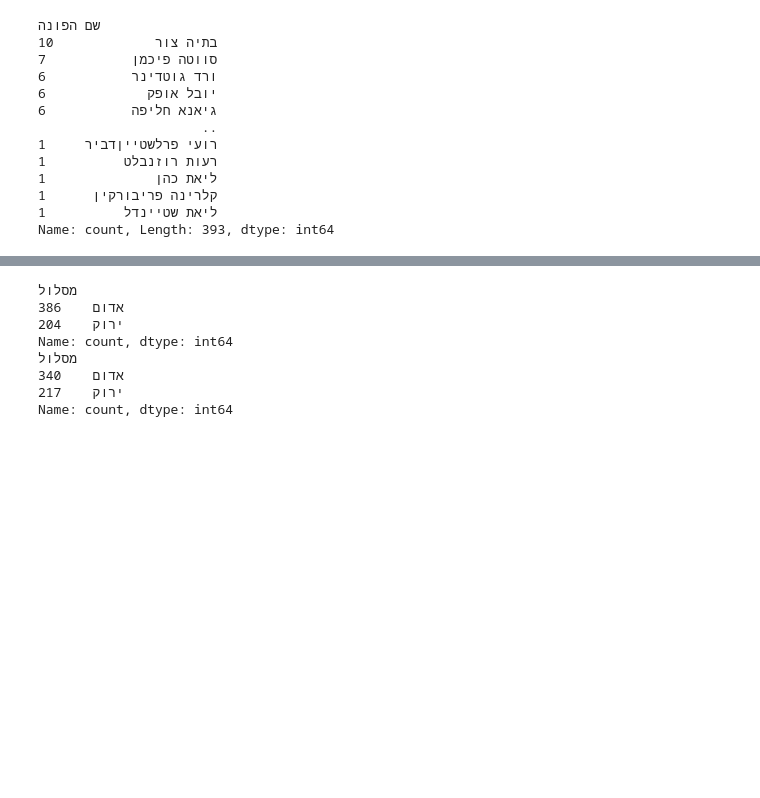
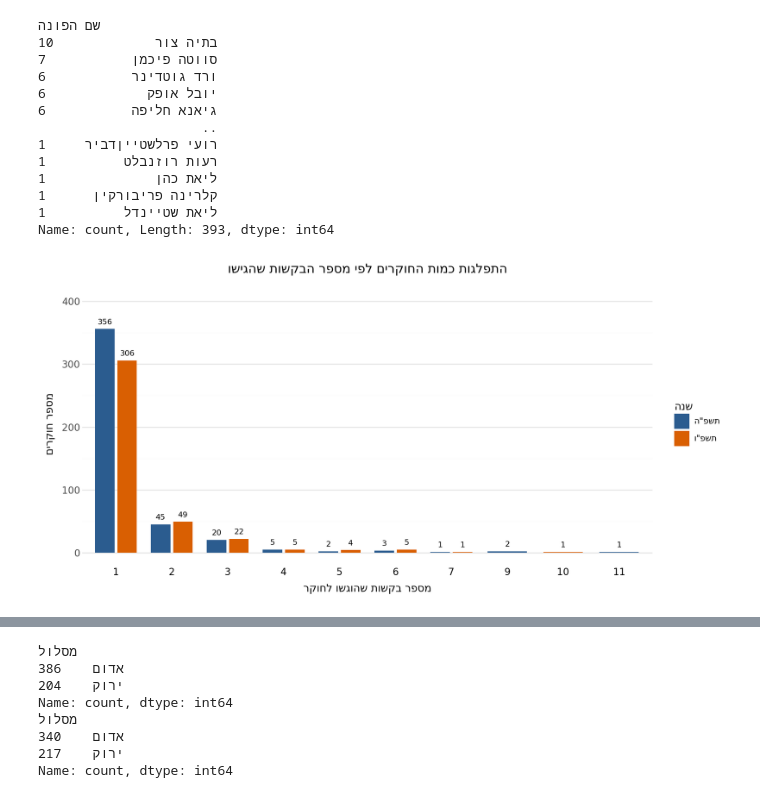
Before and after one commit to idowein/MOECSO, a Jupyter notebook: Regulation_data_science/meidaon_rosh_hashana.ipynb, the cells around one changed output, grey strips where cells are left out. Drawn from its saved outputs; the diff is of its cells as text; code cells hidden in the pictures; blank space fills up the shorter version.

Commit message:
plotting number of researchers according to the numbers of requests

```diff
--- a/Regulation_data_science/meidaon_rosh_hashana.ipynb
+++ b/Regulation_data_science/meidaon_rosh_hashana.ipynb
@@ -101,3 +101,81 @@ print(df_tashpav['שם הפונה'].value_counts())
 קלרינה פריבורקין      1
 ליאת שטיינדל          1
 Name: count, Length: 393, dtype: int64
+# %%
+fix_text = lambda t: get_display(arabic_reshaper.reshape(str(t)))
+
+# איתור דינמי של עמודת שם הפונה/חוקר
+col_researcher = [c for c in df_tashpa.columns if 'פונה' in c or 'חוקר' in c][0]
+
+# 1. חישוב מספר הבקשות לכל חוקר בכל שנה
+counts_tashpa = df_tashpa[col_researcher].value_counts().reset_index()
+counts_tashpa.columns = [col_researcher, 'מספר_בקשות']
+counts_tashpa['שנה'] = 'תשפ"ה'
+
+counts_tashpav = df_tashpav[col_researcher].value_counts().reset_index()
+counts_tashpav.columns = [col_researcher, 'מספר_בקשות']
+counts_tashpav['שנה'] = 'תשפ"ו'
+
+df_researchers = pd.concat([counts_tashpa, counts_tashpav], ignore_index=True)
+
+# 2. חישוב כמות החוקרים עבור כל סכום בקשות
+df_hist = (
+    df_researchers.groupby(['שנה', 'מספר_בקשות'])
+    .size()
+    .reset_index(name='כמות_חוקרים')
+)
+
+# 3. תיקון מיון ציר X
+unique_counts = sorted(df_hist['מספר_בקשות'].unique())
+df_hist['מספר_בקשות_cat'] = pd.Categorical(
+    df_hist['מספר_בקשות'].astype(str),
+    categories=[str(x) for x in unique_counts],
+    ordered=True
+)
+
+# 4. יצירת עמודת מיקום אנכי ייעודית למניעת התנגשות עם position_dodge
+max_val = df_hist['כמות_חוקרים'].max()
+df_hist['y_text'] = df_hist['כמות_חוקרים'] + (max_val * 0.015)
+
+# עיבוד עברית
+df_hist['שנה_fix'] = df_hist['שנה'].apply(fix_text)
+
+year_colors = {
+    fix_text('תשפ"ה'): '#2B5C8F',
+    fix_text('תשפ"ו'): '#D95F02'
+}
+
+max_y = max_val * 1.15
+
+# 5. בניית התרשים המתוקן
+chart_researcher_dist = (
+    pln.ggplot(df_hist, pln.aes(x='מספר_בקשות_cat', y='כמות_חוקרים', fill='שנה_fix'))
+    + pln.geom_col(position=pln.position_dodge(width=0.8), width=0.7)
+    + pln.geom_text(
+        pln.aes(y='y_text', label='כמות_חוקרים', group='שנה_fix'),
+        position=pln.position_dodge(width=0.8),
+        va='bottom',
+        size=8
+    )
+    + pln.ylim(0, max_y)
+    + pln.scale_fill_manual(values=year_colors)
+    + pln.labs(
+        x=fix_text('מספר בקשות שהוגשו לחוקר'),
+        y=fix_text('מספר חוקרים'),
+        fill=fix_text('שנה'),
+        title=fix_text('התפלגות כמות החוקרים לפי מספר הבקשות שהגישו')
+    )
+    + pln.theme_minimal()
+    + pln.theme(
+        text=pln.element_text(family='sans-serif'),
+        axis_text_x=pln.element_text(size=10, color='black'),
+        axis_text_y=pln.element_text(size=10),
+        axis_title=pln.element_text(size=11),
+        panel_grid_major_x=pln.element_blank(),
+        figure_size=(10, 5)
+    )
+)
+
+chart_researcher_dist
+# %% [output]
+[figure, added]
```
Also changed, not shown: parts of 1 cell of this notebook.
